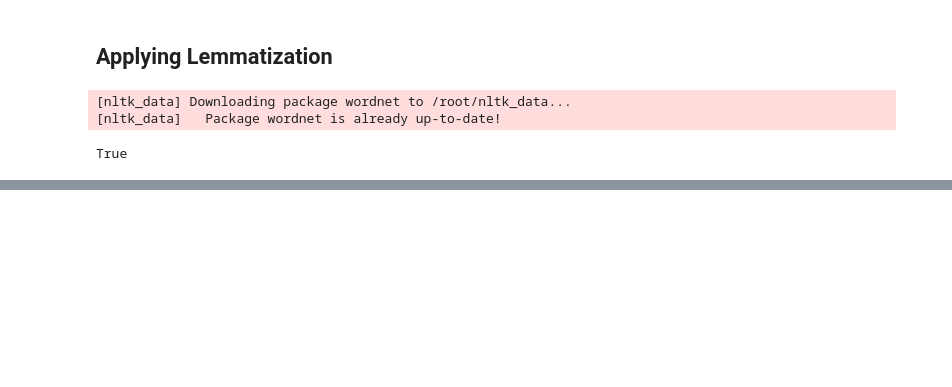
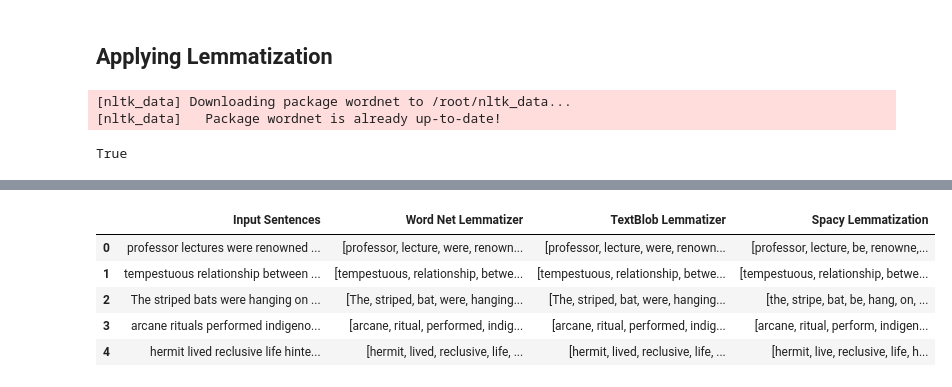
Before and after one commit to ayush9h/MLOps, a Jupyter notebook: NLP/Comparison-Stemmers/NLP_Lab2(AyushKumar).ipynb, the cells around one changed output, grey strips where cells are left out. Drawn from its saved outputs; the diff is of its cells as text; code cells hidden in the pictures; blank space fills up the shorter version.

```diff
--- a/NLP/Comparison-Stemmers/NLP_Lab2(AyushKumar).ipynb
+++ b/NLP/Comparison-Stemmers/NLP_Lab2(AyushKumar).ipynb
@@ -84,0 +95,2 @@ lemmatized_sentence = [[lemmatizer.lemmatize(word) for word in tokenized_sentenc
+# %%
+lemmatized_sentence_blob = [[Word(word).lemmatize() for word in tokenized_sentence] for tokenized_sentence in tokenized_sentences]
@@ -85,3 +101,6 @@ lemmatized_sentence = [[lemmatizer.lemmatize(word) for word in tokenized_sentenc
+# %%
+spac_lemmat = spacy.load('en_core_web_sm')
+lemmatized_sentence_spacy = [[token.lemma_ for token in spac_lemmat(" ".join(tokenized_sentence))] for tokenized_sentence in tokenized_sentences]
 # %%
 print("Using WordNet Lemmatization: ")
 for i,lemmatize_sentence in enumerate(lemmatized_sentence,1):
@@ -95,0 +153,12 @@ Sentence 5: ['hermit', 'lived', 'reclusive', 'life', 'hinterland', 'surrounded',
+# %%
+d = {'Input Sentences': input_sentences, 'Word Net Lemmatizer':lemmatized_sentence, 'TextBlob Lemmatizer':lemmatized_sentence_blob, "Spacy Lemmatization" : lemmatized_sentence_spacy}
+df_lemmatizers = pd.DataFrame(data = d)
+# %%
+df_lemmatizers
+# %% [output]
+|  | Input Sentences | Word Net Lemmatizer | TextBlob Lemmatizer | Spacy Lemmatization |
+| 0 | professor lectures were renowned ... | [professor, lecture, were, renown... | [professor, lecture, were, renown... | [professor, lecture, be, renowne,... |
+| 1 | tempestuous relationship between ... | [tempestuous, relationship, betwe... | [tempestuous, relationship, betwe... | [tempestuous, relationship, betwe... |
+| 2 | The striped bats were hanging on ... | [The, striped, bat, were, hanging... | [The, striped, bat, were, hanging... | [the, stripe, bat, be, hang, on, ... |
+| 3 | arcane rituals performed indigeno... | [arcane, ritual, performed, indig... | [arcane, ritual, performed, indig... | [arcane, ritual, perform, indigen... |
+| 4 | hermit lived reclusive life hinte... | [hermit, lived, reclusive, life, ... | [hermit, lived, reclusive, life, ... | [hermit, live, reclusive, life, h... |
```
Also changed, not shown: parts of 16 cells of this notebook.
